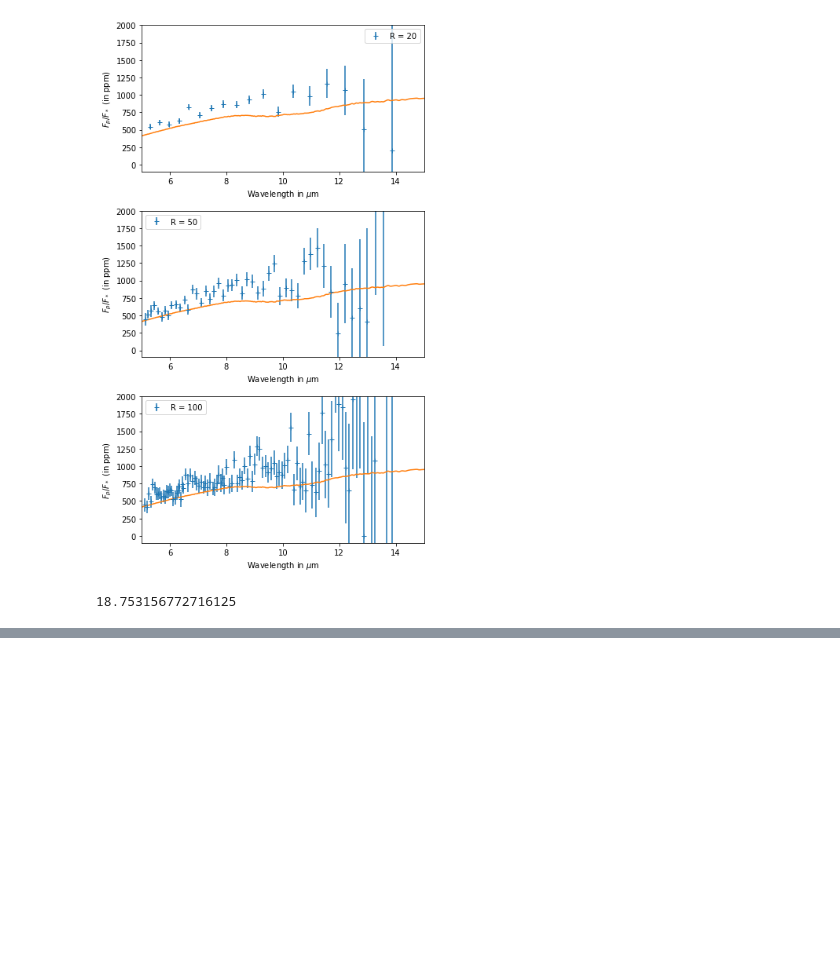
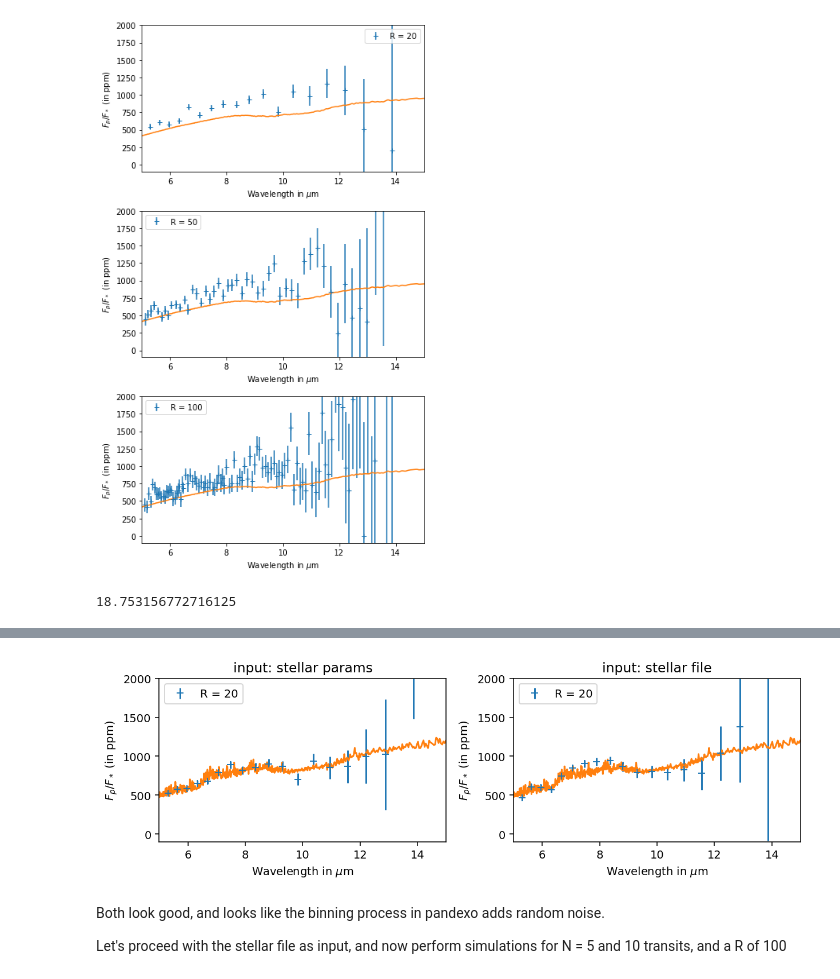
Before and after one commit to ishan-mishra/rocky_exo_jwst, a Jupyter notebook: LHS3844_pandexo_simulations.ipynb, the cells around one changed output, grey strips where cells are left out. Saved outputs shown, nothing was run; the diff lists cells and outputs as text; code cells hidden in the pictures; blank space fills up the shorter version.

```diff
--- a/LHS3844_pandexo_simulations.ipynb
+++ b/LHS3844_pandexo_simulations.ipynb
@@ -185,0 +415,40 @@ x_list[0][0][-5]/(x_list[0][0][-5] - x_list[0][0][-6])
+# %%
+R = 20
+
+# load outputs from run
+out_grid_1 = pk.load(open('./pandexo_outputs/LHS3844b_emission_basalt_MIRI_LRS_grid.p','rb'))
+x_grid_1,y_grid_1,e_grid_1 = jpi.jwst_1d_spec(out_grid_1, R=R/2, num_tran=3, model=True, plot=False)
+
+out_grid_2 = pk.load(open('./pandexo_outputs/LHS3844b_emission_basalt_MIRI_LRS_grid_2.p','rb'))
+x_grid_2,y_grid_2,e_grid_2 = jpi.jwst_1d_spec(out_grid_2, R=R/2, num_tran=3, model=True, plot=False)
+# %%
+fig, ax = plt.subplots(nrows=1, ncols=2, figsize=(9,3))
+
+data = np.loadtxt(exo_dict_grid['planet']['exopath'])
+wav_grid, spec_grid = data[:,0], data[:,1]
+
+ax[0].errorbar(x_grid_1[0],10**6*y_grid_1[0], yerr=10**6*e_grid_1[0], ls='', fmt='+', label='R = %s'%(R))
+ax[0].plot(wav_grid, 10**6*spec_grid)
+ax[0].set_ylabel('$F_p/F_*$ (in ppm)')
+ax[0].set_xlabel('Wavelength in $\mu$m')
+ax[0].set_xlim((5,15))
+ax[0].set_ylim((-100,2000))
+ax[0].set_title('input: stellar params')
+ax[0].legend()
+
+ax[1].errorbar(x_grid_2[0],10**6*y_grid_2[0], yerr=10**6*e_grid_2[0], ls='', fmt='+', label='R = %s'%(R))
+ax[1].plot(wav_grid, 10**6*spec_grid)
+ax[1].set_ylabel('$F_p/F_*$ (in ppm)')
+ax[1].set_xlabel('Wavelength in $\mu$m')
+ax[1].set_xlim((5,15))
+ax[1].set_ylim((-100,2000))
+ax[1].set_title('input: stellar file')
+ax[1].legend()
+
+plt.tight_layout()
+# %% [output]
+[figure, added]
+# %% [markdown]
+Both look good, and looks like the binning process in pandexo adds random noise.
+
+Let's proceed with the stellar file as input, and now perform simulations for N = 5 and 10 transits, and a R of 100
```
Also changed, not shown: parts of 19 cells of this notebook, 3 other files.
